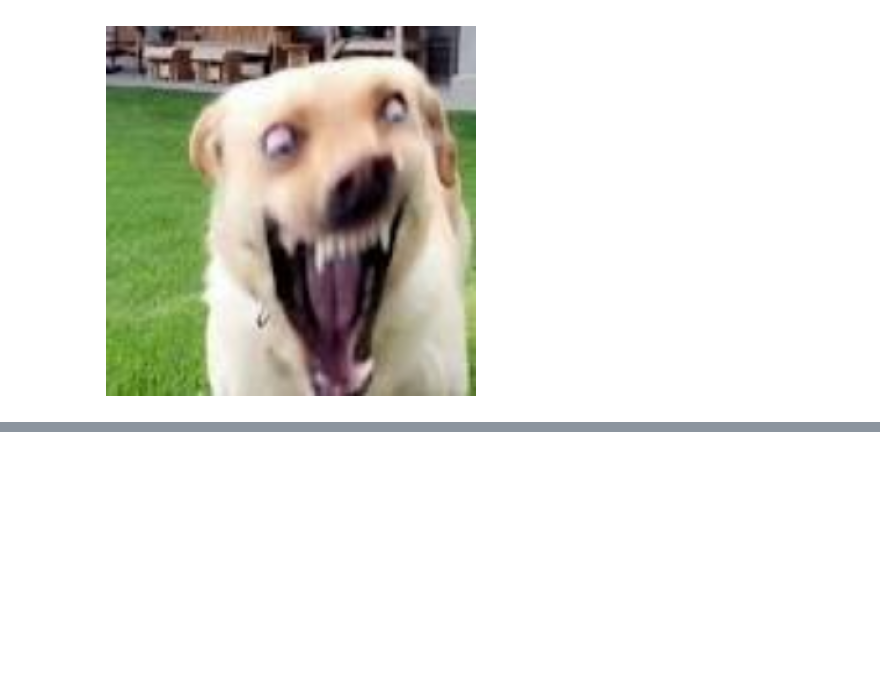
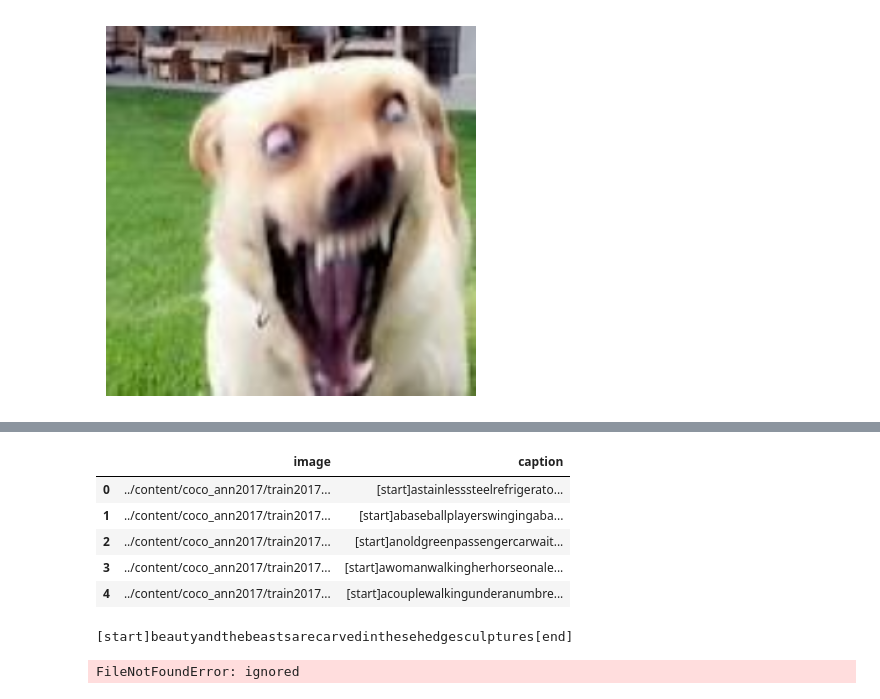
Before and after one commit to SujayVivek/Image-Caption-Creator, a Jupyter notebook: ImageAIProcessing.ipynb, the cells around one changed output, grey strips where cells are left out. Drawn from its saved outputs; the diff is of its cells as text; code cells hidden in the pictures; blank space fills up the shorter version.

```diff
--- a/ImageAIProcessing.ipynb
+++ b/ImageAIProcessing.ipynb
@@ -51,0 +152,8 @@ Feature vector size is   : (1, 8, 8, 2048)
+# %%
+def preprocess(text):
+  text=text.lower()
+  text=re.sub(r'[^\w\s]','',text)
+  text=re.sub('[\s+]','',text)
+  text=text.strip()
+  text='[start]'+text+'[end]'
+  return text
@@ -51,0 +172,19 @@ Feature vector size is   : (1, 8, 8, 2048)
+# %%
+captions['caption']=captions['caption'].apply(preprocess)
+captions.head()
+# %% [output]
+|  | image | caption |
+| 0 | ../content/coco_ann2017/train2017... | [start]astainlesssteelrefrigerato... |
+| 1 | ../content/coco_ann2017/train2017... | [start]abaseballplayerswingingaba... |
+| 2 | ../content/coco_ann2017/train2017... | [start]anoldgreenpassengercarwait... |
+| 3 | ../content/coco_ann2017/train2017... | [start]awomanwalkingherhorseonale... |
+| 4 | ../content/coco_ann2017/train2017... | [start]acouplewalkingunderanumbre... |
+# %%
+random_row = captions.sample(1).iloc[0]
+print(random_row.caption)
+print()
+im = Image.open(random_row.image)
+im
+# %% [output]
+[start]beautyandthebeastsarecarvedinthesehedgesculptures[end]
+FileNotFoundError: ignored
```
Also changed, not shown: parts of 10 cells of this notebook.
